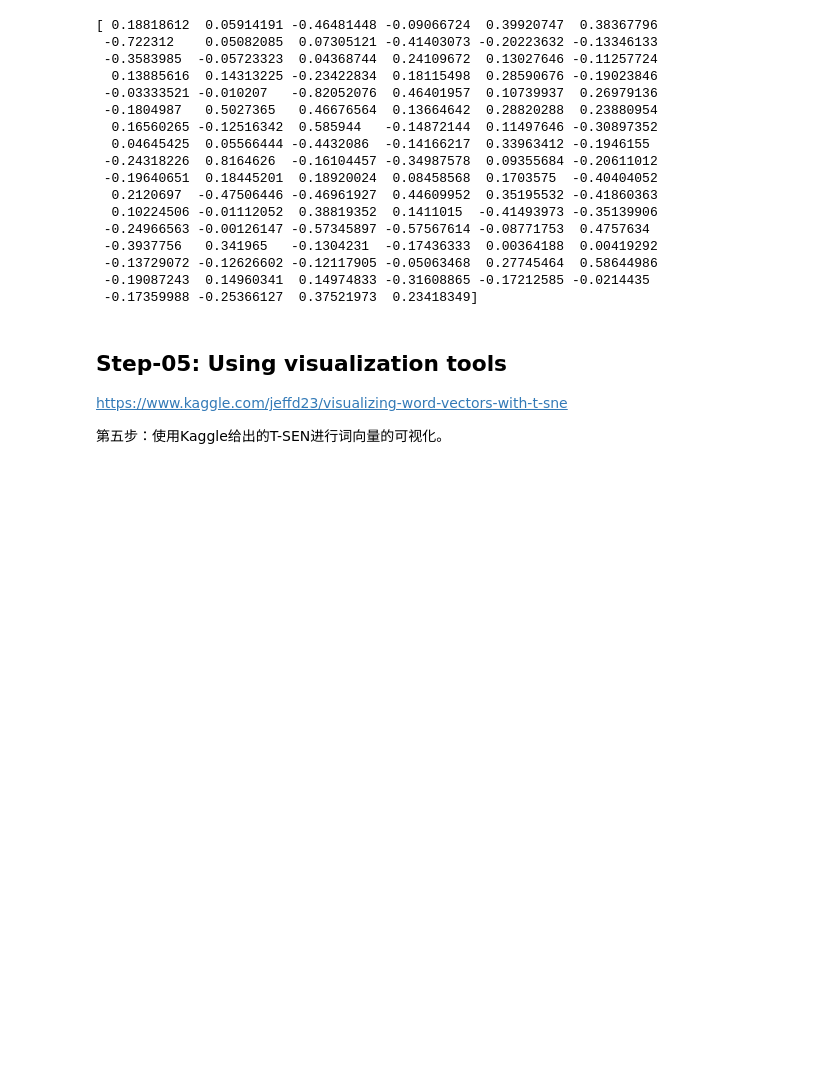
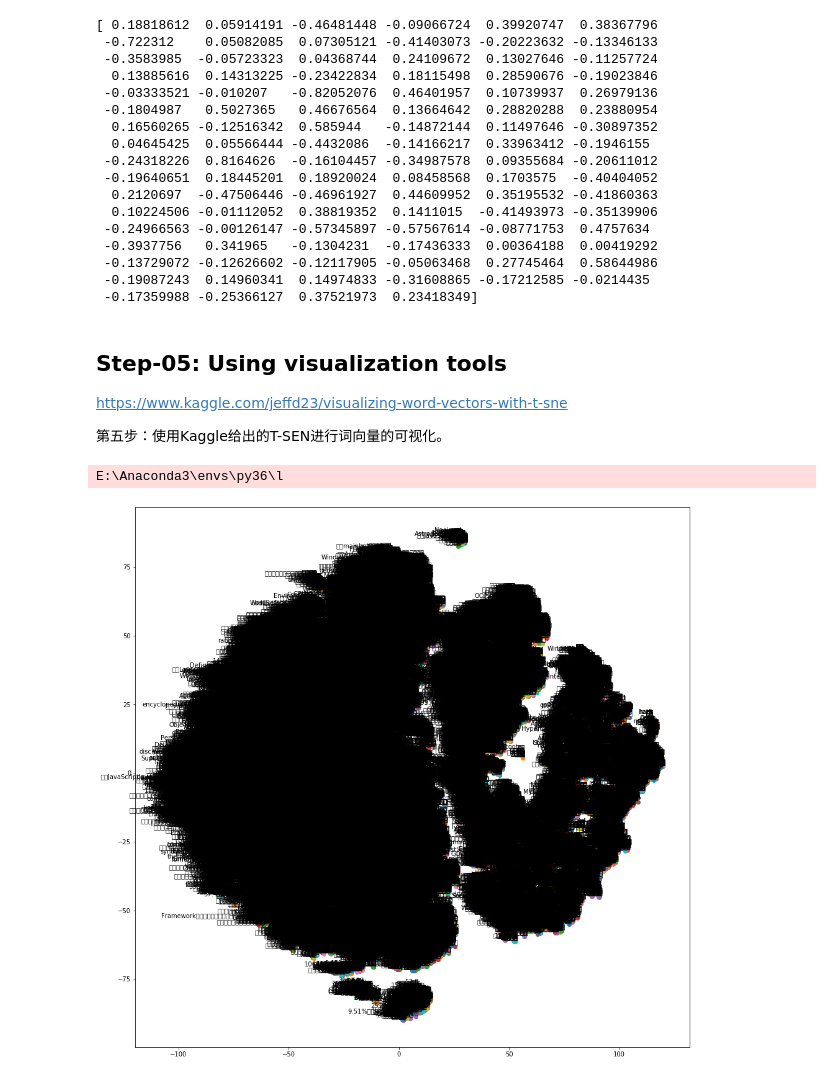
Before and after one commit to hengz/nlp_course, a Jupyter notebook: lesson04/Assignment-04-基于维基百科的词向量构建.ipynb, the cells around one changed output. Drawn from its saved outputs; the diff is of its cells as text; code cells hidden in the pictures; blank space fills up the shorter version.

```diff
--- a/lesson04/Assignment-04-基于维基百科的词向量构建.ipynb
+++ b/lesson04/Assignment-04-基于维基百科的词向量构建.ipynb
@@ -220,0 +219,9 @@ tsne_plot(model)
+# %%
+import gensim
+
+# Load pre-trained Word2Vec model.
+model = gensim.models.Word2Vec.load("word2vec.model")
+tsne_plot(model)
+# %% [output]
+E:\Anaconda3\envs\py36\l
+[figure, added]
```
Also changed, not shown: parts of 1 cell of this notebook, 1 other file.
